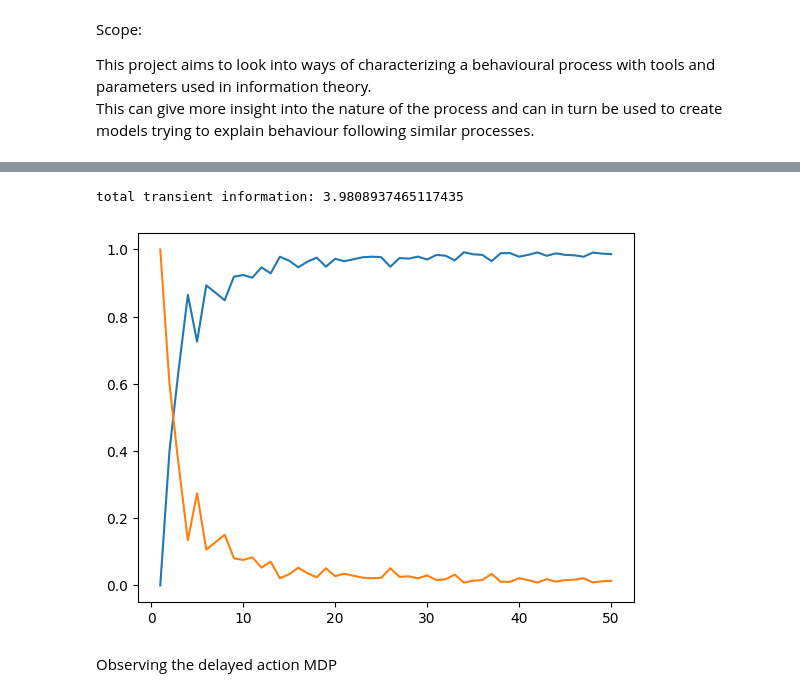
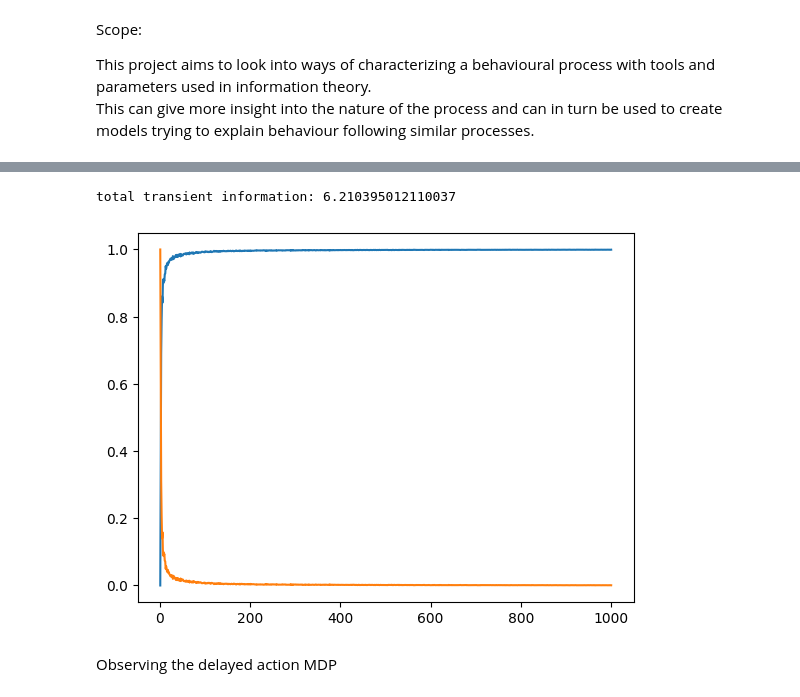
Before and after one commit to LukasPrader/BscThesis_Physics_uibk, a Jupyter notebook: POMDP_analysis.ipynb, the cells around one changed output, grey strips where cells are left out. Drawn from its saved outputs; the diff is of its cells as text; code cells hidden in the pictures.

```diff
--- a/first_steps.ipynb
+++ b/POMDP_analysis.ipynb
@@ -6,34 +33,34 @@ This can give more insight into the nature of the process and can in turn be use
 # %%
 import numpy as np
 import scipy as sp
 import matplotlib.pyplot as plt
 
 def usfreq(s): # calculate frequency of each unique sample value in order of appearance
     ucount = np.unique(s, return_counts = True)[1]
     return(ucount)
 
 
 ## testing average entropy convergence  with sample length for fair coin flip
-L = 50 # max length of measurements
-N = 20 # number of repetitions to average over
+L = 1000 # max length of measurements
+N = 100 # number of repetitions to average over
 H = np.zeros(L)
 for l in range(1, L):
     for n in range(N):
         s = np.random.binomial(1, 0.5, l+1)
         H[l] += 1/N * sp.stats.entropy(usfreq(s), base = 2)
 
 plt.plot(np.arange(1, L+1, 1), H)
 
 
 # excess entropy
 t_ent = 1 # true entropy of fair coin flip
 ex_ent = t_ent + 0 # no entropy rate => excess entropy = true entropy
 T = 1 - H
 plt.plot(np.arange(1, L+1, 1), T)
 print("total transient information:", np.sum(T))
 # %% [output]
-total transient information: 3.9808937465117435
+total transient information: 6.210395012110037
-[figure, old version]
+[figure, new version]
 # %% [markdown]
 Observing the delayed action MDP
 # %% [markdown]
```
Also changed, not shown: parts of 1 cell of this notebook, 2 other files.
